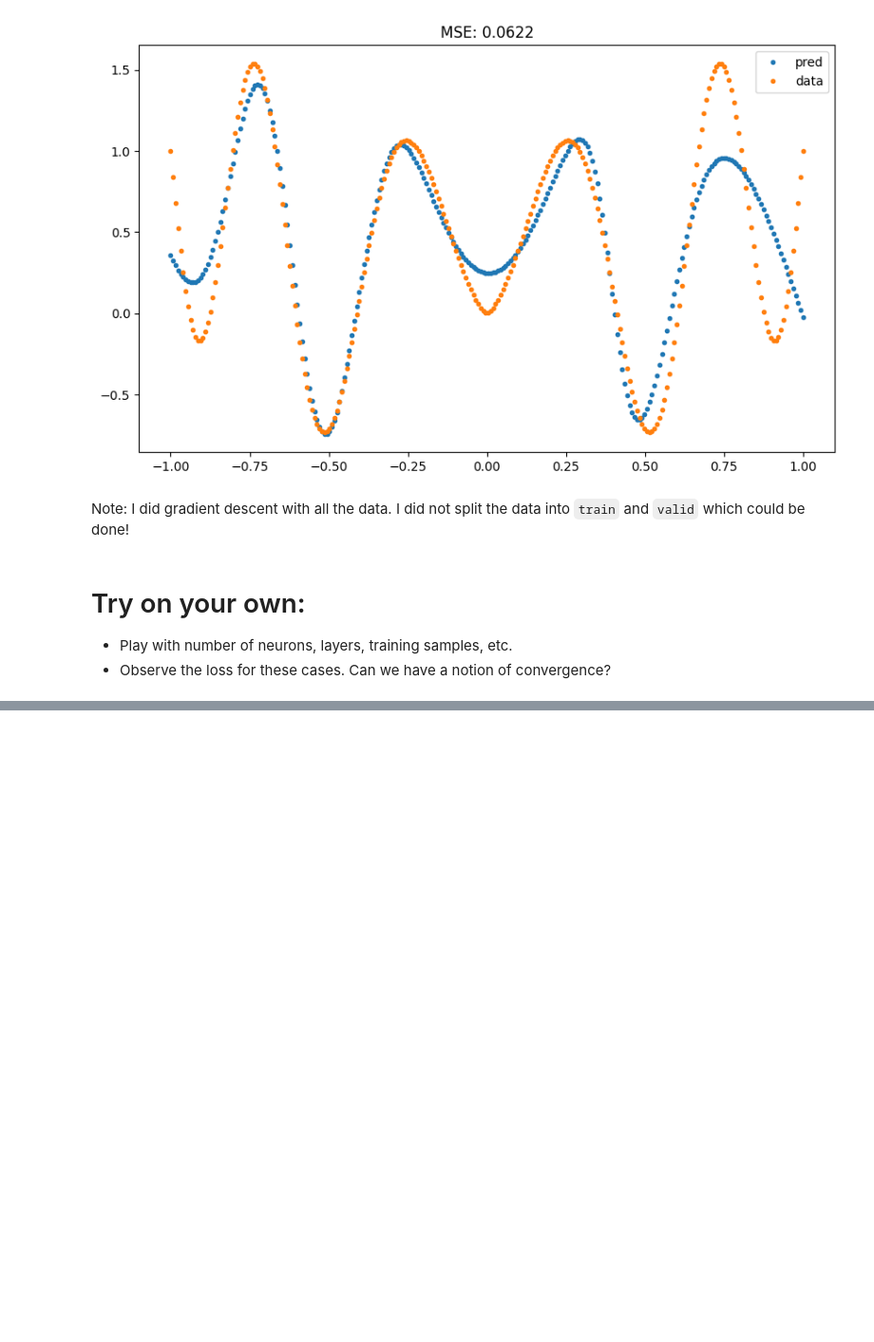
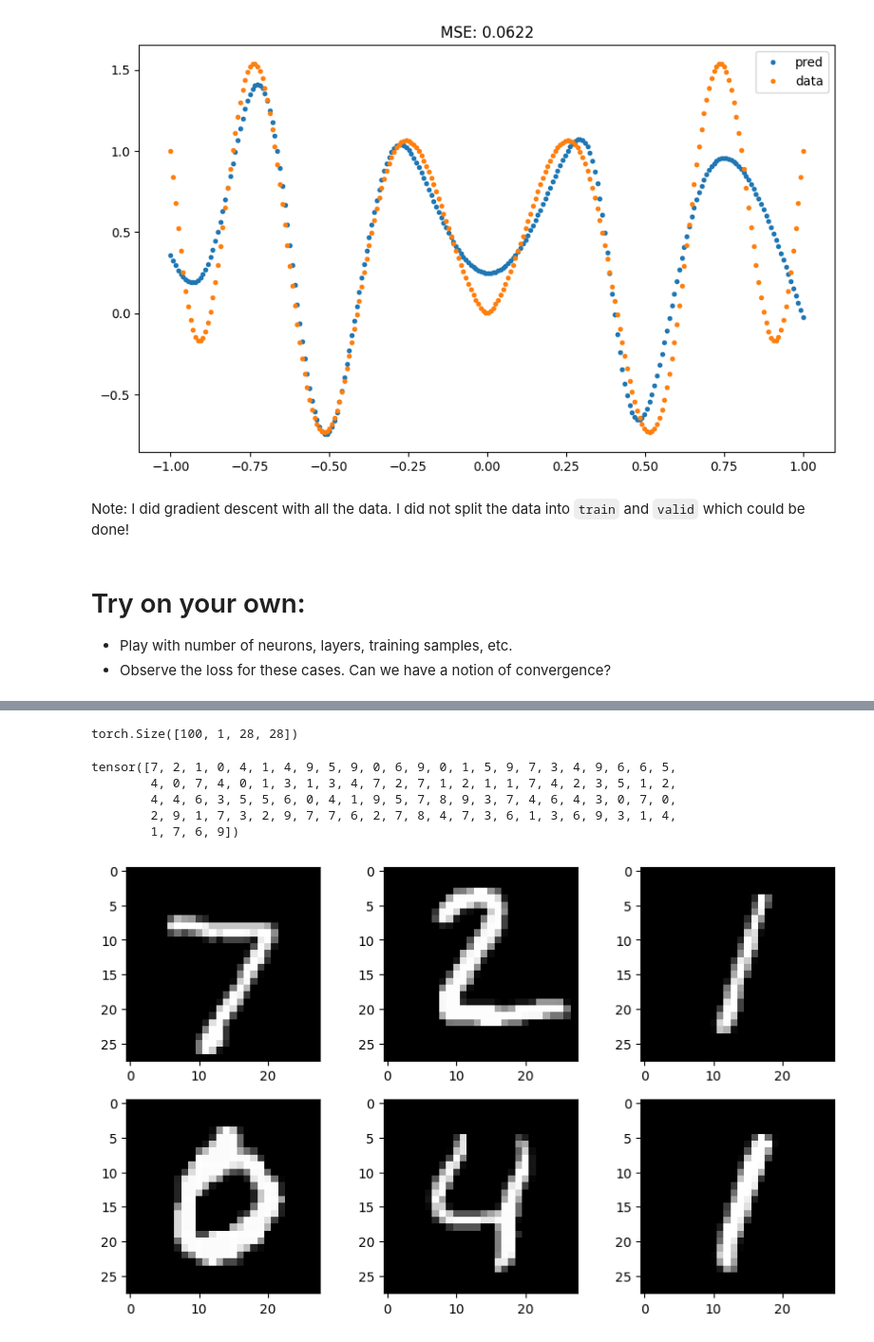
Before and after one commit to harshit-kapadia/pytorch_learn, a Jupyter notebook: notebooks/04_Feedforward_Neural_Net.ipynb, the cells around one changed output, grey strips where cells are left out. Shown at 95% size. Saved outputs shown, nothing was run; the diff lists cells and outputs as text; code cells hidden in the pictures; blank space fills up the shorter version.

Commit message:
classification of MNIST dataset; 2D function for interpolation

```diff
--- a/notebooks/04_Feedforward_Neural_Net.ipynb
+++ b/notebooks/04_Feedforward_Neural_Net.ipynb
@@ -285,0 +305,49 @@ Note: I did gradient descent with all the data. I did not split the data into `t
+# %%
+# Hyper-parameters
+input_size = 784 # 28x28
+hidden_size = 500
+num_classes = 10
+num_epochs = 4
+batch_size = 100
+learning_rate = 0.001
+# %%
+# MNIST dataset
+train_dataset = torchvision.datasets.MNIST(root='./data',
+                                           train=True,
+                                           transform=transforms.ToTensor(),
+                                           download=True)
+
+test_dataset = torchvision.datasets.MNIST(root='./data',
+                                          train=False,
+                                          transform=transforms.ToTensor())
+# %%
+# Data loader
+train_loader = torch.utils.data.DataLoader(dataset=train_dataset,
+                                           batch_size=batch_size,
+                                           shuffle=True)
+
+test_loader = torch.utils.data.DataLoader(dataset=test_dataset,
+                                          batch_size=batch_size,
+                                          shuffle=False)
+# %%
+examples = iter(test_loader)
+example_data, example_targets = examples.next()
+# %%
+example_data.shape
+# %% [output]
+torch.Size([100, 1, 28, 28])
+# %%
+example_targets
+# %% [output]
+tensor([7, 2, 1, 0, 4, 1, 4, 9, 5, 9, 0, 6, 9, 0, 1, 5, 9, 7, 3, 4, 9, 6, 6, 5,
+        4, 0, 7, 4, 0, 1, 3, 1, 3, 4, 7, 2, 7, 1, 2, 1, 1, 7, 4, 2, 3, 5, 1, 2,
+        4, 4, 6, 3, 5, 5, 6, 0, 4, 1, 9, 5, 7, 8, 9, 3, 7, 4, 6, 4, 3, 0, 7, 0,
+        2, 9, 1, 7, 3, 2, 9, 7, 7, 6, 2, 7, 8, 4, 7, 3, 6, 1, 3, 6, 9, 3, 1, 4,
+        1, 7, 6, 9])
+# %%
+for i in range(6):
+    plt.subplot(2,3,i+1)
+    plt.imshow(example_data[i][0], cmap='gray')
+plt.show()
+# %% [output]
+[figure, added]
```
Also changed, not shown: parts of 14 cells of this notebook.
